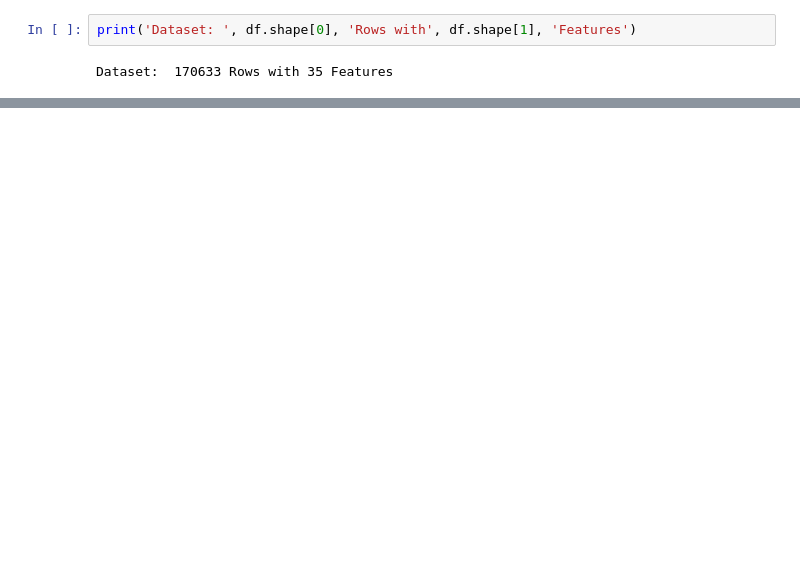
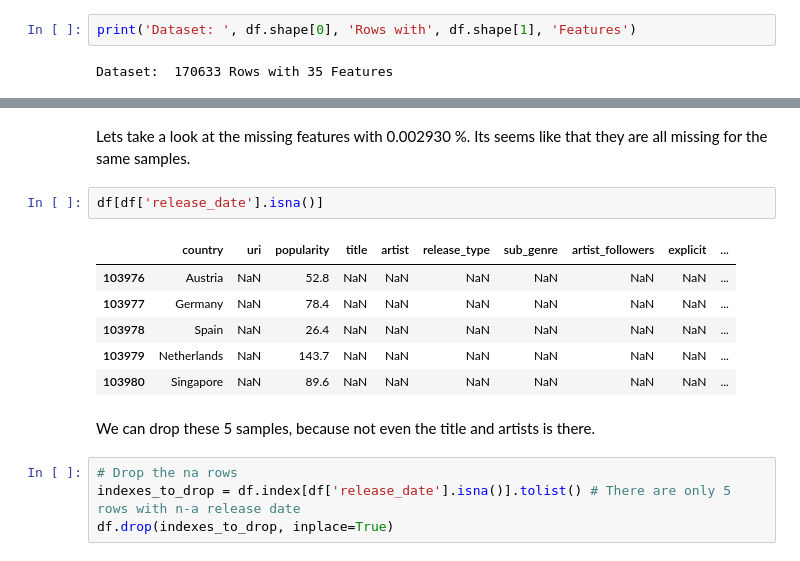
Before and after one commit to MaxiTrien/spotify-data-science-project, a Jupyter notebook: data_cleaning.ipynb, the cells around one changed output, grey strips where cells are left out. Saved outputs shown, nothing was run; the diff lists cells and outputs as text; blank space fills up the shorter version.

```diff
--- a/data_cleaning.ipynb
+++ b/data_cleaning.ipynb
@@ -563,3 +521,20 @@ missing.loc[~(missing==0).all(axis=1)]
 | release_type | 0.002930 |
 | artist | 0.002930 |
 | title | 0.002930 |
+# %% [markdown]
+Lets take a look at the missing features with 0.002930 %. Its seems like that they are all missing for the same samples.
+# %%
+df[df['release_date'].isna()]
+# %% [output]
+|  | country | uri | popularity | title | artist | release_type | sub_genre | artist_followers | explicit | ... |
+| 103976 | Austria | NaN | 52.8 | NaN | NaN | NaN | NaN | NaN | NaN | ... |
+| 103977 | Germany | NaN | 78.4 | NaN | NaN | NaN | NaN | NaN | NaN | ... |
+| 103978 | Spain | NaN | 26.4 | NaN | NaN | NaN | NaN | NaN | NaN | ... |
+| 103979 | Netherlands | NaN | 143.7 | NaN | NaN | NaN | NaN | NaN | NaN | ... |
+| 103980 | Singapore | NaN | 89.6 | NaN | NaN | NaN | NaN | NaN | NaN | ... |
+# %% [markdown]
+We can drop these 5 samples, because not even the title and artists is there.
+# %%
+# Drop the na rows
+indexes_to_drop = df.index[df['release_date'].isna()].tolist() # There are only 5 rows with n-a release date
+df.drop(indexes_to_drop, inplace=True)
```
Also changed, not shown: parts of 26 cells of this notebook.
